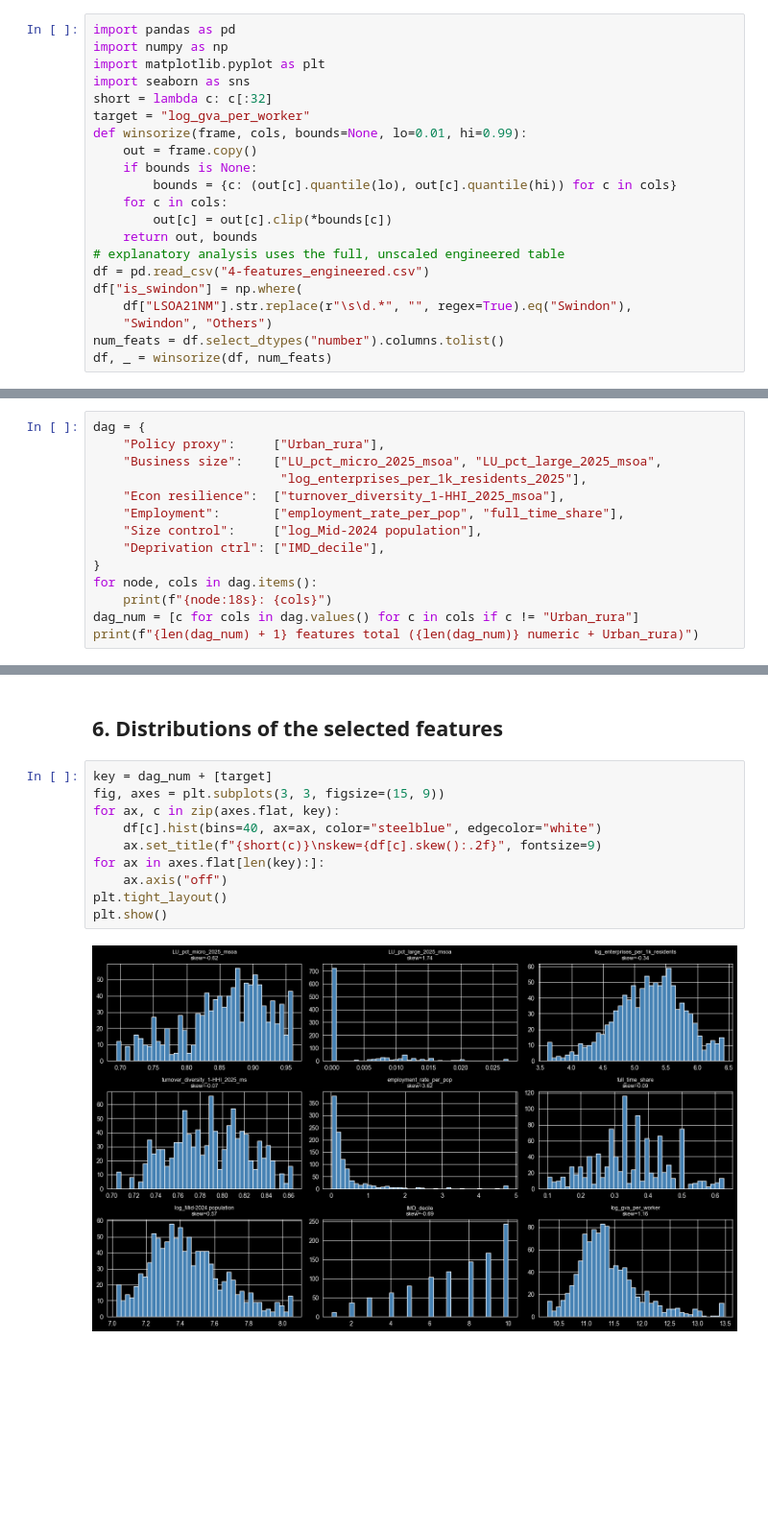
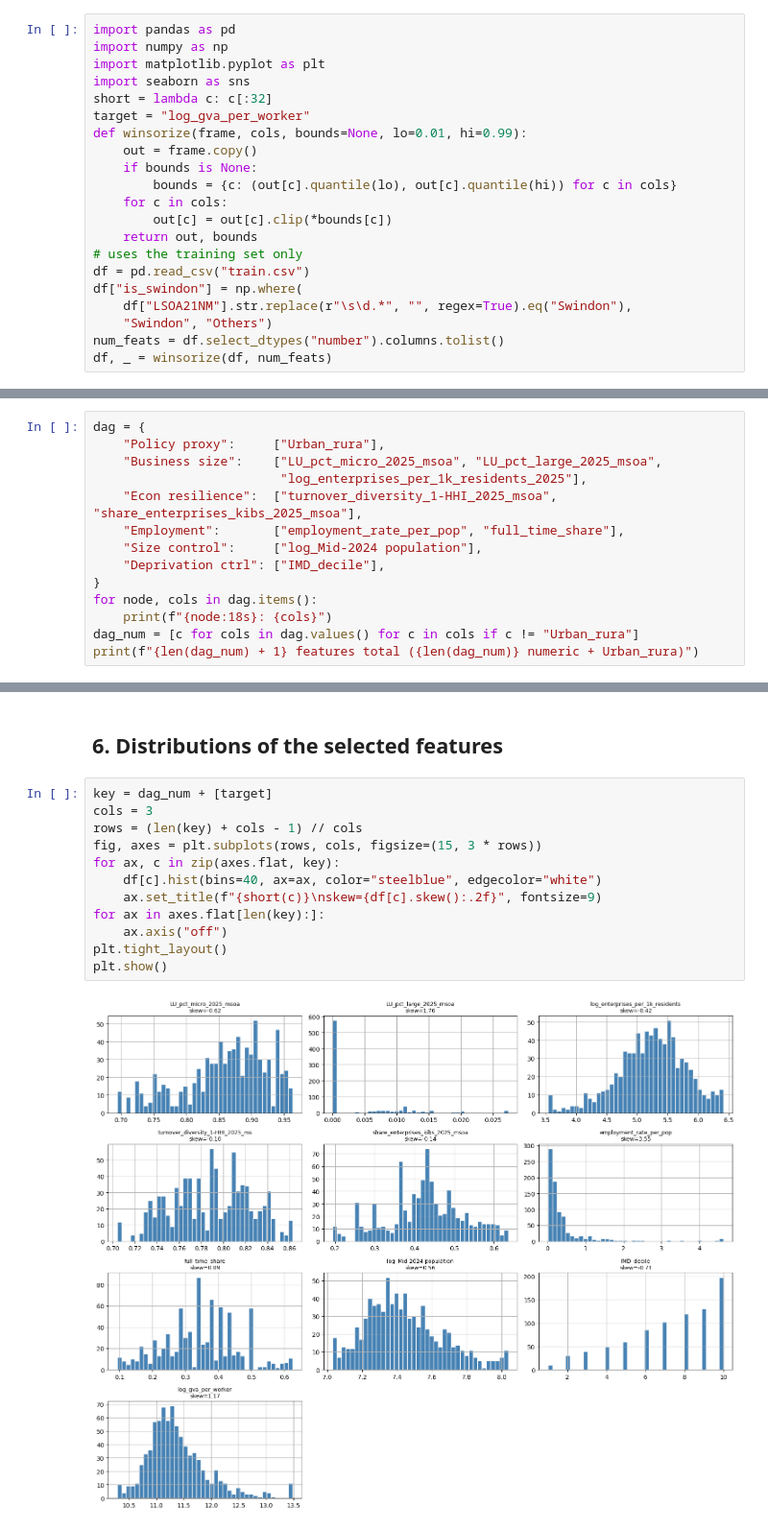
Before and after one commit to StooneJam/G23-Swindon-Borough-Council, a Jupyter notebook: data preprocessing+EDA/EDA.ipynb, the cells around one changed output, grey strips where cells are left out. Shown at 96% size. Cells and saved outputs as stored; diff of their text form; blank space fills up the shorter version.

```diff
--- a/data preprocessing+EDA/EDA.ipynb
+++ b/data preprocessing+EDA/EDA.ipynb
@@ -21,8 +21,8 @@ def winsorize(frame, cols, bounds=None, lo=0.01, hi=0.99):
     for c in cols:
         out[c] = out[c].clip(*bounds[c])
     return out, bounds
-# explanatory analysis uses the full, unscaled engineered table
-df = pd.read_csv("4-features_engineered.csv")
+# uses the training set only
+df = pd.read_csv("train.csv")
 df["is_swindon"] = np.where(
     df["LSOA21NM"].str.replace(r"\s\d.*", "", regex=True).eq("Swindon"),
     "Swindon", "Others")
@@ -126,7 +126,7 @@ dag = {
     "Policy proxy":     ["Urban_rura"],
     "Business size":    ["LU_pct_micro_2025_msoa", "LU_pct_large_2025_msoa",
                          "log_enterprises_per_1k_residents_2025"],
-    "Econ resilience":  ["turnover_diversity_1-HHI_2025_msoa"],
+    "Econ resilience":  ["turnover_diversity_1-HHI_2025_msoa", "share_enterprises_kibs_2025_msoa"],
     "Employment":       ["employment_rate_per_pop", "full_time_share"],
     "Size control":     ["log_Mid-2024 population"],
     "Deprivation ctrl": ["IMD_decile"],
@@ -168,13 +169,15 @@ All VIF < 10: True
 ## 6. Distributions of the selected features
 # %%
 key = dag_num + [target]
-fig, axes = plt.subplots(3, 3, figsize=(15, 9))
+cols = 3
+rows = (len(key) + cols - 1) // cols
+fig, axes = plt.subplots(rows, cols, figsize=(15, 3 * rows))
 for ax, c in zip(axes.flat, key):
     df[c].hist(bins=40, ax=ax, color="steelblue", edgecolor="white")
     ax.set_title(f"{short(c)}\nskew={df[c].skew():.2f}", fontsize=9)
 for ax in axes.flat[len(key):]:
     ax.axis("off")
 plt.tight_layout()
 plt.show()
 # %% [output]
-[figure, old version]
+[figure, new version]
```
Also changed, not shown: parts of 16 cells of this notebook, 14 other files.
